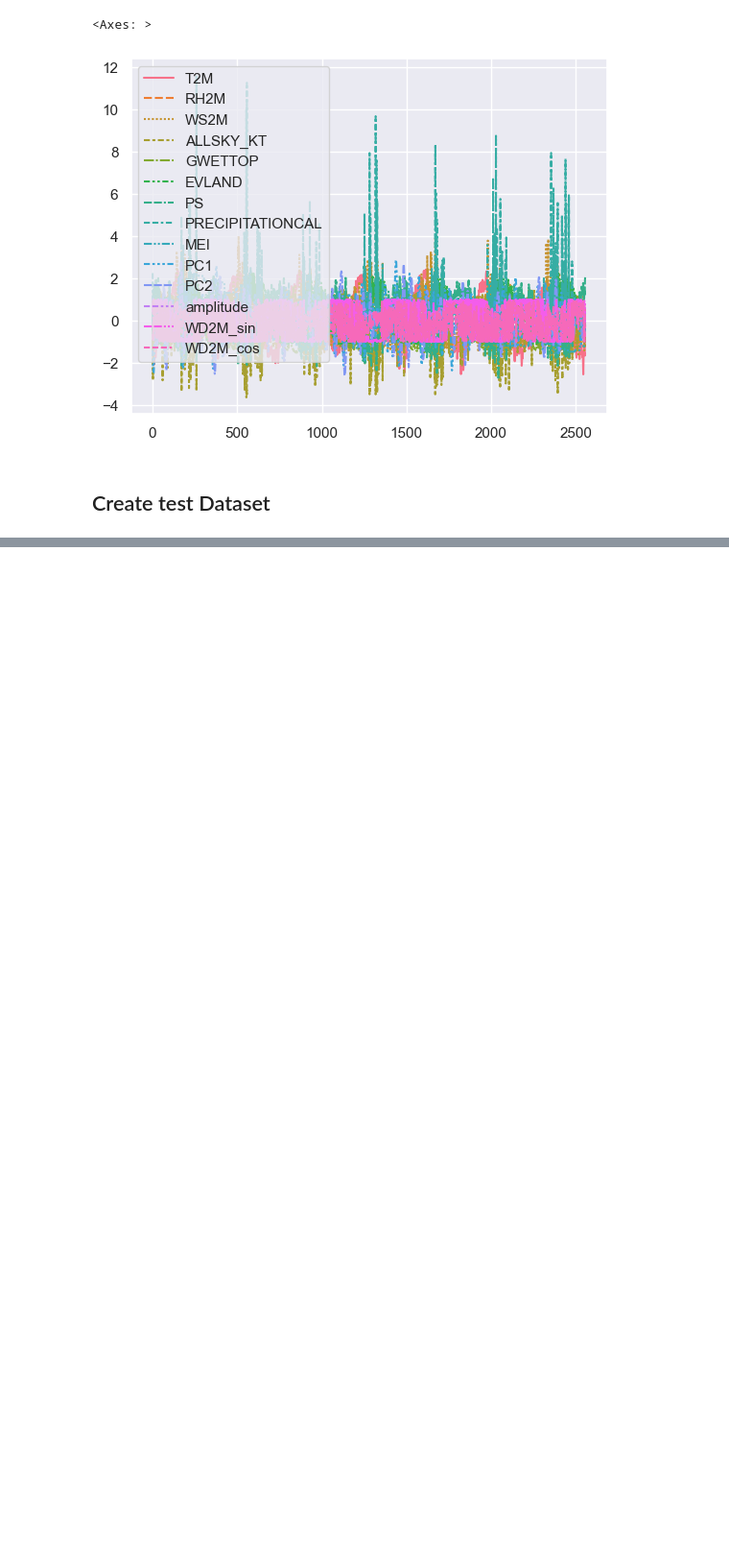
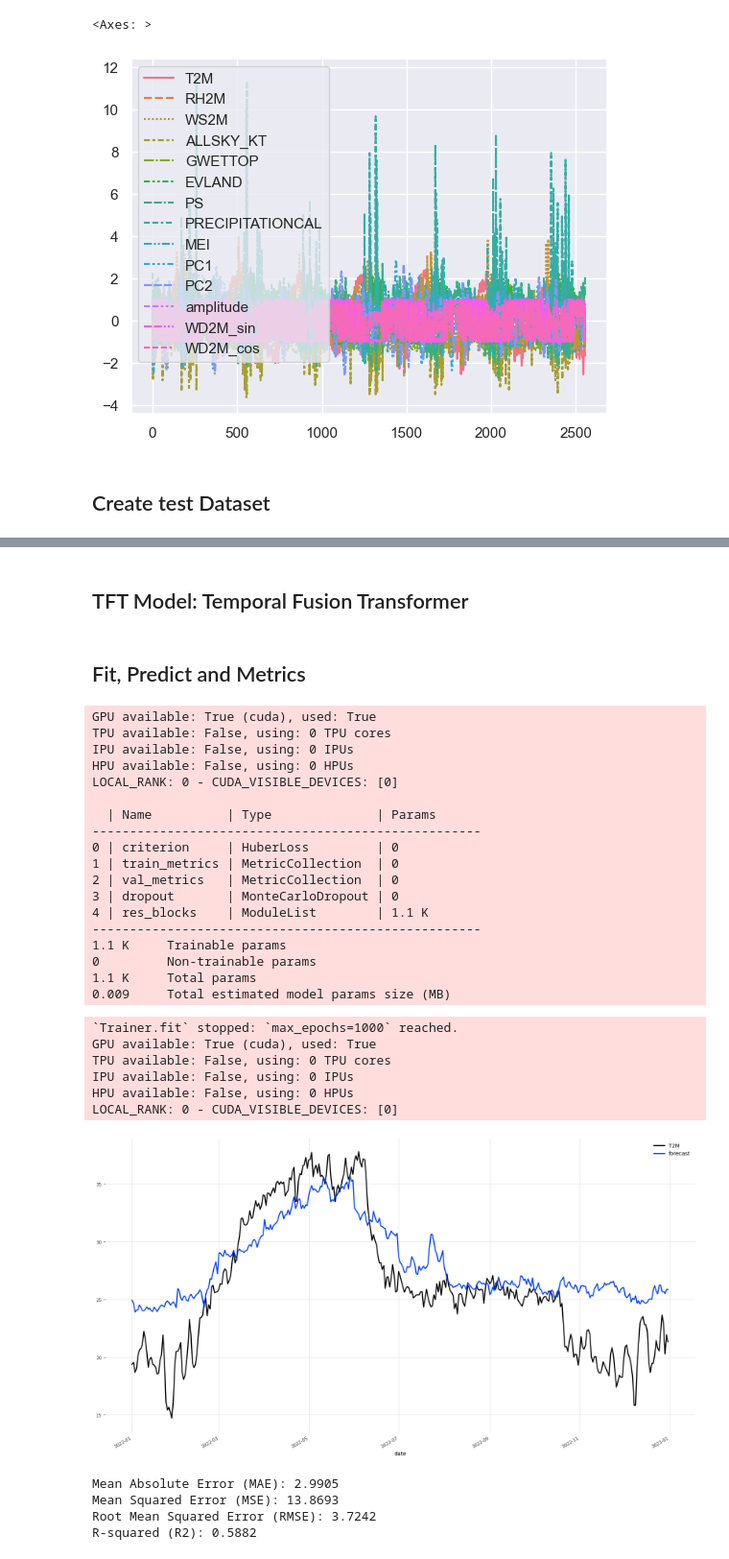
Before and after one commit to iamneo-production/76f71a5e-7025-46f4-aa25-4f15fefeced6, a Jupyter notebook: models/HeatWavePrediction.ipynb, the cells around one changed output, grey strips where cells are left out. Shown: that part at 96% size. Drawn from its saved outputs; the diff is of its cells as text; code cells hidden in the pictures; blank space fills up the shorter version.

```diff
--- a/models/NeuralProphet.ipynb
+++ b/models/HeatWavePrediction.ipynb
@@ -217,2 +232,0 @@ NameError: name 'df' is not defined
-# %%
-test_series = TimeSeries.from_dataframe(test_df, "date", "T2M")
@@ -273,0 +278,2 @@ ValueError: DataFrame constructor not properly called!
+# %% [markdown]
+## TFT Model: Temporal Fusion Transformer
@@ -273,0 +306,2 @@ ValueError: DataFrame constructor not properly called!
+# %% [markdown]
+## Fit, Predict and Metrics
@@ -273,0 +324,63 @@ ValueError: DataFrame constructor not properly called!
+# %%
+import matplotlib.pyplot as plt
+def fit_predict_plot_heatwave(model, predicition_horizon=365, plot_previous_years=False, is_prefitted=False):
+    if not is_prefitted:
+        model.fit(train_series,
+                    verbose=True,
+                    past_covariates = past_covariates,
+                    future_covariates = future_covariates
+                    )
+
+    forecast = model.predict(  predicition_horizon,
+                                past_covariates = past_covariates,
+                                future_covariates = future_covariates
+                                )
+
+    #Inverse scale forecast values
+    forecast = forecast['T2M'] * standard_scaler.scale_[0] + standard_scaler.mean_[0]
+    # print(forecast)
+    plt.figure(figsize=(20,10))
+    if plot_previous_years:
+        series[['T2M']].plot()
+    test_series['T2M'].plot()
+    forecast['T2M'].plot(label="forecast")
+
+
+    plt.savefig(f'darts_logs/{model.model_name}/{model.model_name}_plot.png')
+    plt.legend()
+    plt.show()
+
+
+    get_metrics(actual=test_series, forecast=forecast)
+# %%
+fit_predict_plot_heatwave(Heatwave_TCNModel)
+# %% [output]
+GPU available: True (cuda), used: True
+TPU available: False, using: 0 TPU cores
+IPU available: False, using: 0 IPUs
+HPU available: False, using: 0 HPUs
+LOCAL_RANK: 0 - CUDA_VISIBLE_DEVICES: [0]
+
+  | Name          | Type              | Params
+----------------------------------------------------
+0 | criterion     | HuberLoss         | 0
+1 | train_metrics | MetricCollection  | 0
+2 | val_metrics   | MetricCollection  | 0
+3 | dropout       | MonteCarloDropout | 0
+4 | res_blocks    | ModuleList        | 1.1 K
+----------------------------------------------------
+1.1 K     Trainable params
+0         Non-trainable params
+1.1 K     Total params
+0.009     Total estimated model params size (MB)
+`Trainer.fit` stopped: `max_epochs=1000` reached.
+GPU available: True (cuda), used: True
+TPU available: False, using: 0 TPU cores
+IPU available: False, using: 0 IPUs
+HPU available: False, using: 0 HPUs
+LOCAL_RANK: 0 - CUDA_VISIBLE_DEVICES: [0]
+[figure, added]
+Mean Absolute Error (MAE): 2.9905
+Mean Squared Error (MSE): 13.8693
+Root Mean Squared Error (RMSE): 3.7242
+R-squared (R2): 0.5882
```
Also changed, not shown: parts of 20 cells of this notebook, 26 other files.
